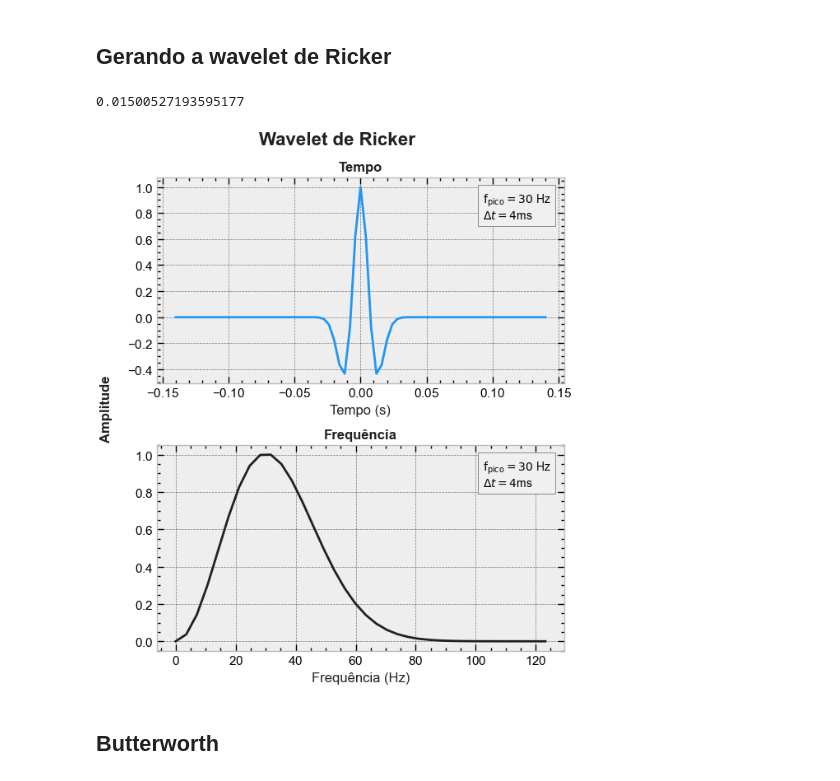
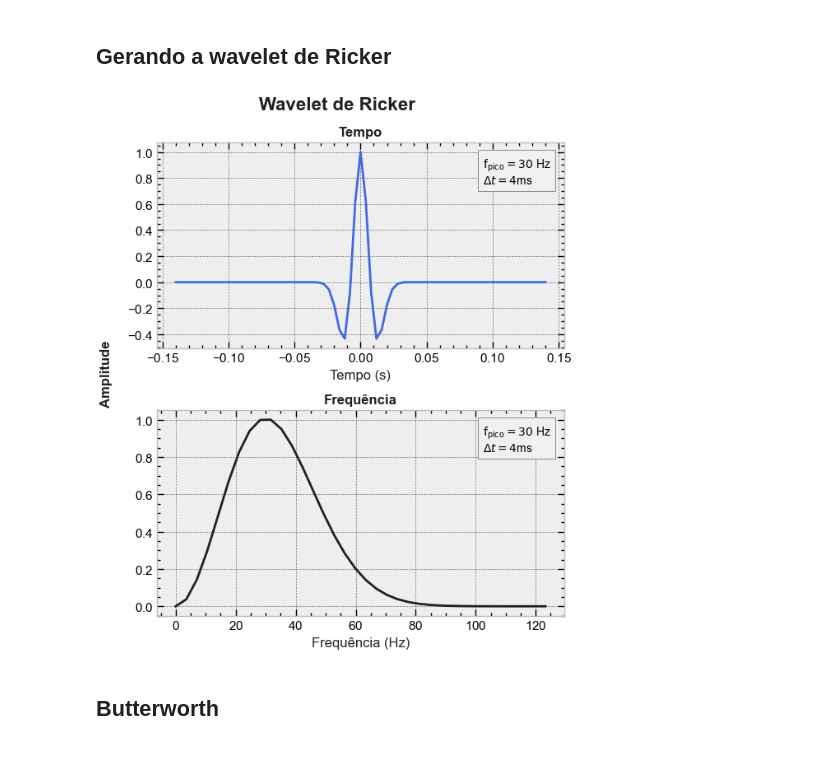
Before and after one commit to albano-a/inversion_methods_algorithms, a Jupyter notebook: full_section.ipynb, the cells around one changed output. Saved outputs shown, nothing was run; the diff lists cells and outputs as text; code cells hidden in the pictures.

```diff
--- a/full_section.ipynb
+++ b/full_section.ipynb
@@ -10,6 +12,12 @@ import warnings
 warnings.filterwarnings("ignore")
 
 plt.style.use(['bmh','science','notebook','grid'])
+PRIMARY = "royalblue"
+SECONDARY = "forestgreen"
+TERCIARY = "firebrick"
+ALTERNATIVE = "darkorange"
+TEXT_COLOR = '#212121'
+plt.rc('font', family='Arial')
 # %%
 from scipy.signal import butter, filtfilt
 
@@ -138,43 +151,35 @@ twlet, wlet = ricker(peak_freq=pkfq, samples=36, dt=dt)          # wavelet
 freqs = np.fft.rfftfreq(twlet.shape[0], d=4/1000)
 fft = np.abs(np.fft.rfft(wlet)) #/ np.max(wlet)
 fft = fft / np.max(fft)
-# %%
-t_0 =(np.sqrt(6)) /(np.pi * pkfq)
-t_r= t_0 /np.sqrt(3)
-t_r
-# %% [output]
-0.01500527193595177
 # %%
-TEXT_COLOR = '#212121'
-
 textstr1 = '\n'.join((
     r'$\text{f}_{\text{pico}}=%d$ Hz' % (pkfq),
     r'$\Delta t=%d$ms' % (dt)))
 
 plt.rc('font', family='Arial')
 fig, axs = plt.subplots(2, 1, figsize=(6, 7))
 fig.suptitle('Wavelet de Ricker', fontsize=16, fontweight='bold', color=TEXT_COLOR)
 fig.supylabel('Amplitude', fontsize=12, fontweight='bold', color=TEXT_COLOR)
 
-axs[0].plot(twlet,wlet, color='#2196f3')
+axs[0].plot(twlet,wlet, color=PRIMARY)
 axs[0].set_title('Tempo', fontweight='bold', fontsize=12, color=TEXT_COLOR)
 axs[0].set_xlabel('Tempo (s)', fontsize=12, color=TEXT_COLOR)
 axs[0].tick_params(axis='both', labelsize=11)
 axs[0].text(0.80, 0.80, textstr1, transform=axs[0].transAxes,
             bbox=dict(facecolor='#f0f0f0', edgecolor='#616161'))
 
 axs[1].plot(freqs, fft, color=TEXT_COLOR)
 axs[1].set_title('Frequência', fontweight='bold', fontsize=12, color=TEXT_COLOR)
 axs[1].set_xlabel('Frequência (Hz)', fontsize=12, color=TEXT_COLOR)
 axs[1].tick_params(axis='both', labelsize=11)
 axs[1].text(0.80, 0.80, textstr1, transform=axs[1].transAxes,
             bbox=dict(facecolor='#f0f0f0', edgecolor='#616161'))
 
 plt.tight_layout()
 plt.savefig('simposio_figs/wavelet_ricker.png', dpi=300, bbox_inches='tight')
 plt.show()
 # %% [output]
-[figure, old version]
+[figure, new version]
 # %%
 # f(t) = (1 - )
 # %% [markdown]
```
Also changed, not shown: parts of 18 cells of this notebook, 8 other files.
